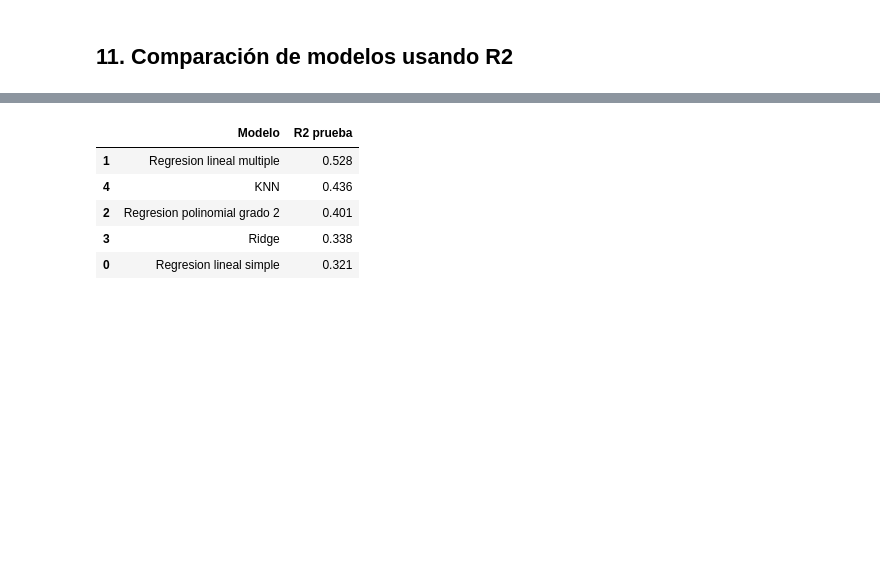
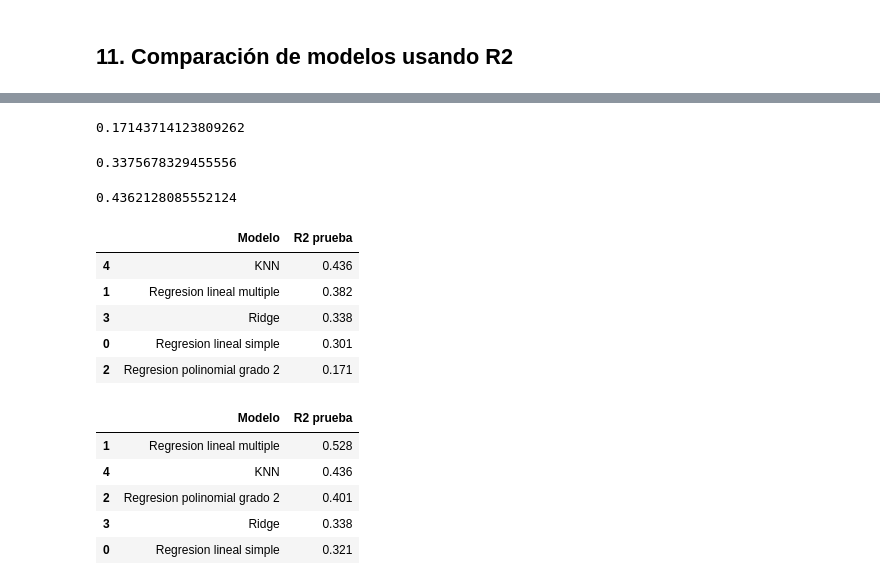
Before and after one commit to Mafergomezf/LABORATORIO_DE_APRENDIZAJE_ESTADISTICO, a Jupyter notebook: Clases Resueltas/EXAMEN1.ipynb, the cells around one changed output, grey strips where cells are left out. Cells and saved outputs as stored; diff of their text form; code cells hidden in the pictures; blank space fills up the shorter version.

```diff
--- a/Clases Resueltas/EXAMEN1.ipynb
+++ b/Clases Resueltas/EXAMEN1.ipynb
@@ -614,3 +618,83 @@ Por eso para KNN me quedaria con k=6 porque fue el que mejor resultado tuvo en c
+# %%
+modelo_poly_test = Pipeline([
+    ('poly', PolynomialFeatures(degree=2)),
+    ('regression', linear_model.LinearRegression())
+])
+
+modelo_poly_test.fit(X_train_simple, y_train_simple)
+
+pred_poly_test = modelo_poly_test.predict(X_test_simple)
+
+r2_poly_test = r2_score(
+    y_pred=pred_poly_test,
+    y_true=y_test_simple
+)
+
+r2_poly_test
+# %% [output]
+0.17143714123809262
+# %%
+modelo_ridge_test = make_pipeline(
+    StandardScaler(),
+    Ridge(alpha=30)
+)
+
+modelo_ridge_test.fit(X_train, y_train)
+
+pred_ridge_test = modelo_ridge_test.predict(X_test)
+
+r2_ridge_test = r2_score(
+    y_pred=pred_ridge_test,
+    y_true=y_test
+)
+
+r2_ridge_test
+# %% [output]
+0.3375678329455556
+# %%
+modelo_knn_test = Pipeline([
+    ('scaler', StandardScaler()),
+    ('knn', KNeighborsRegressor(n_neighbors=6))
+])
+
+modelo_knn_test.fit(X_train, y_train)
+
+pred_knn_test = modelo_knn_test.predict(X_test)
+
+r2_knn_test = r2_score(
+    y_pred=pred_knn_test,
+    y_true=y_test
+)
+
+r2_knn_test
+# %% [output]
+0.4362128085552124
+# %%
+comparacion = pd.DataFrame({
+    'Modelo': [
+        'Regresion lineal simple',
+        'Regresion lineal multiple',
+        'Regresion polinomial grado 2',
+        'Ridge',
+        'KNN'
+    ],
+    'R2 prueba': [
+        r2_simple_test,
+        r2_multiple_test,
+        r2_poly_test,
+        r2_ridge_test,
+        r2_knn_test
+    ]
+})
+
+comparacion.sort_values('R2 prueba', ascending=False).round(3)
+# %% [output]
+|  | Modelo | R2 prueba |
+| 4 | KNN | 0.436 |
+| 1 | Regresion lineal multiple | 0.382 |
+| 3 | Ridge | 0.338 |
+| 0 | Regresion lineal simple | 0.301 |
+| 2 | Regresion polinomial grado 2 | 0.171 |
 # %%
 comparacion = pd.DataFrame({
     'Modelo': [
```
Also changed, not shown: parts of 24 cells of this notebook, 3 other files.
